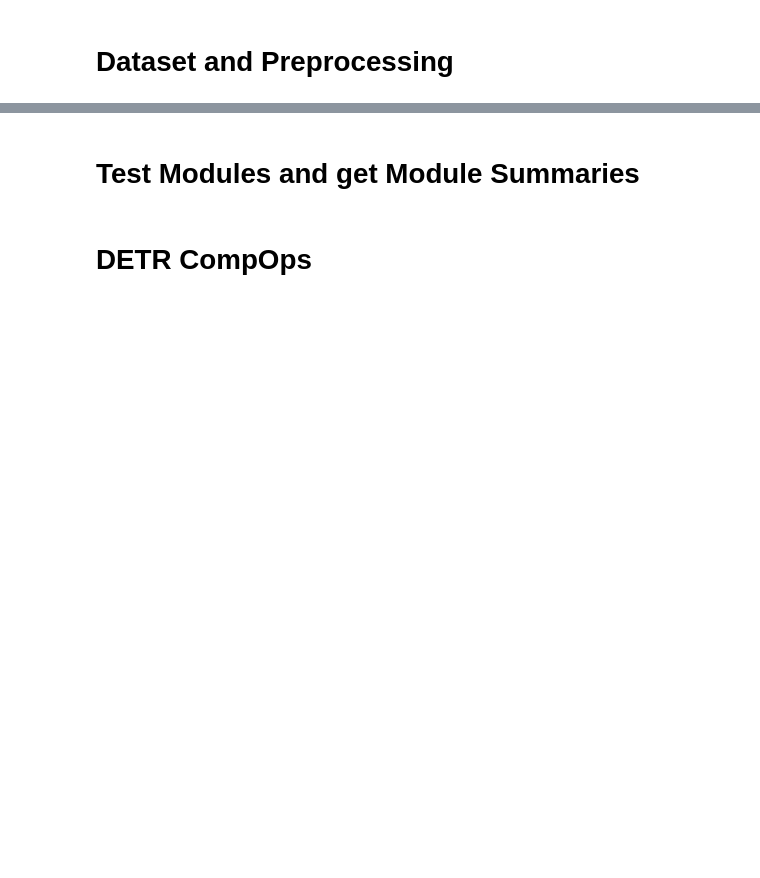
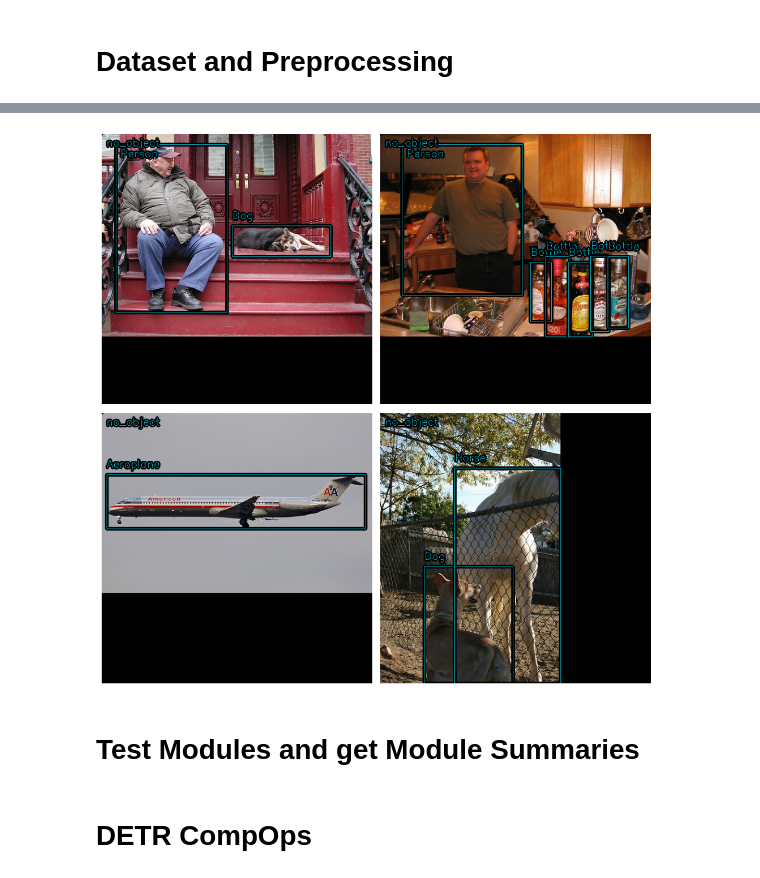
Before and after one commit to VachanVY/DETR, a Jupyter notebook: detr.ipynb, the cells around one changed output, grey strips where cells are left out. Cells and saved outputs as stored; diff of their text form; code cells hidden in the pictures; blank space fills up the shorter version.

```diff
--- a/detr.ipynb
+++ b/detr.ipynb
@@ -138,3 +176,12 @@ visualize_dataset(train_ds.ragged_batch(4, drop_remainder=True), bounding_box_fo
 # %%
-visualize_dataset(val_ds.ragged_batch(4, drop_remainder=True), bounding_box_format="xywh", value_range=(0, 255), rows=2, cols=2)
+visualize_dataset(
+    # Test normalize_bbox and denormalize_bbox
+    val_ds.map(normalize_bbox).map(denormalize_bbox).ragged_batch(4, drop_remainder=True).shuffle(100),
+    bounding_box_format="xywh",
+    value_range=(0, 255),
+    rows=2,
+    cols=2
+)
+# %% [output]
+[figure, added]
 # %%
```
Also changed, not shown: parts of 27 cells of this notebook, 1 other file.
